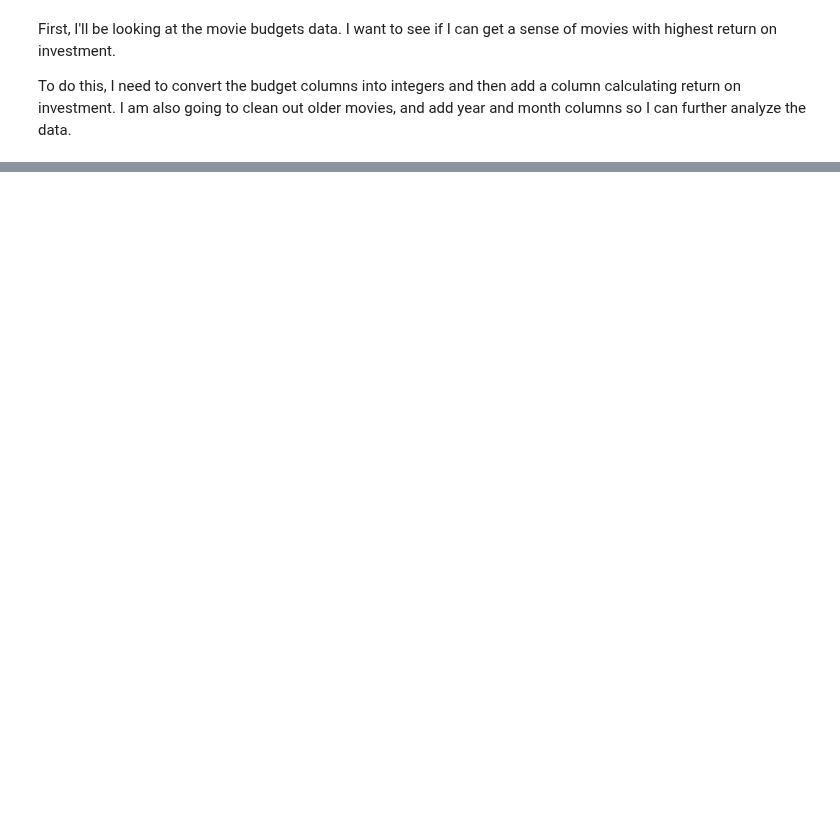
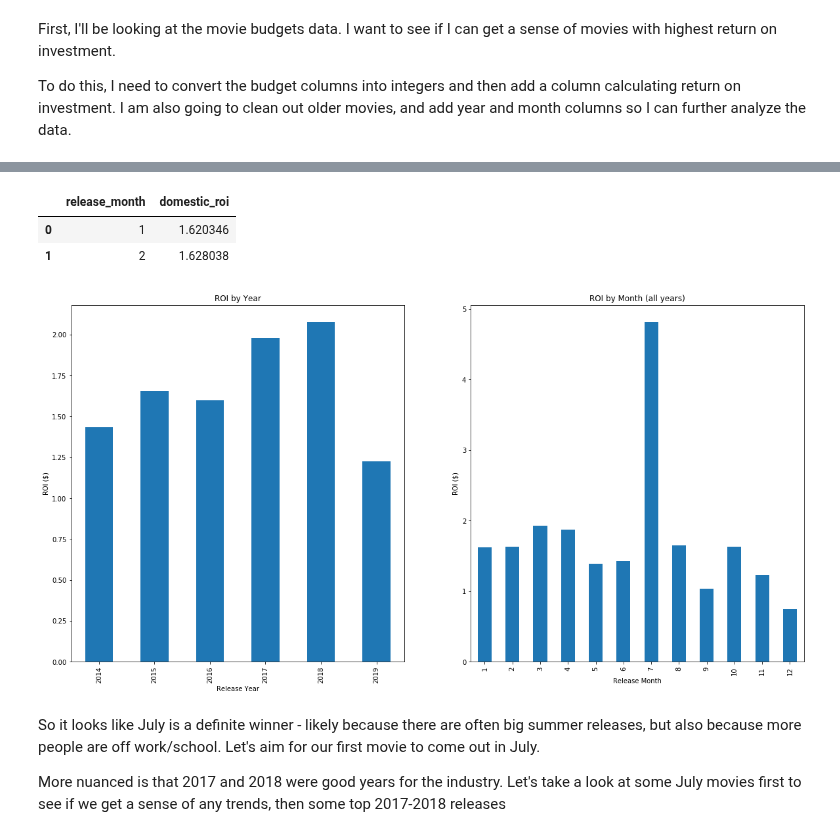
Before and after one commit to christisarv/dsc-phase-1-project-online, a Jupyter notebook: Movie Analysis Notebook.ipynb, the cells around one changed output, grey strips where cells are left out. Saved outputs shown, nothing was run; the diff lists cells and outputs as text; code cells hidden in the pictures; blank space fills up the shorter version.

Commit message:
cleaned up budgets data and put in main notebook

```diff
--- a/Movie Analysis Notebook.ipynb
+++ b/Movie Analysis Notebook.ipynb
@@ -34,3 +43,17 @@ So before I dive in, I'll outline my metrics for a successful movie:
 First, I'll be looking at the movie budgets data. I want to see if I can get a sense of movies with highest return on investment.
 
 To do this, I need to convert the budget columns into integers and then add a column calculating return on investment. I am also going to clean out older movies, and add year and month columns so I can further analyze the data.
+# %%
+#convert to date time and add columns for month and year
+df_budgets['release_date'] = pd.to_datetime(df_budgets['release_date'])
+df_budgets['release_year'] = df_budgets['release_date'].dt.year
+df_budgets['release_month'] = df_budgets['release_date'].dt.month
+#clean out old movies
+df_budgets = df_budgets[(df_budgets['release_year'] >= 2014)]
+# %%
+#make $$ columns into integers
+df_budgets['production_budget'] = df_budgets['production_budget'].map(lambda price: int(price.replace("$", "").replace(",", "")))
+df_budgets['domestic_gross'] = df_budgets['domestic_gross'].map(lambda price: int(price.replace("$", "").replace(",", "")))
+df_budgets['worldwide_gross'] = df_budgets['worldwide_gross'].map(lambda price: int(price.replace("$", "").replace(",", "")))
+#calculate ROI column
+df_budgets['domestic_roi'] = df_budgets['domestic_gross'] / df_budgets['production_budget']
@@ -36,0 +62,7 @@ To do this, I need to convert the budget columns into integers and then add a co
+# %%
+df_budgets.sort_values(['domestic_roi'], ascending = False).head(20)
+df_roi = df_budgets.groupby(['release_year'])['domestic_roi'].mean()
+df_roi = df_roi.reset_index()
+# 2020 has no budget data in this set
+df_roi = df_roi.drop(index = 6)
+df_roi
@@ -36,0 +77,29 @@ To do this, I need to convert the budget columns into integers and then add a co
+# %%
+df_roi_mo = df_budgets.groupby(['release_month'])['domestic_roi'].mean()
+df_roi_mo = df_roi_mo.reset_index()
+df_roi_mo.head(2)
+# %% [output]
+|  | release_month | domestic_roi |
+| 0 | 1 | 1.620346 |
+| 1 | 2 | 1.628038 |
+# %%
+plt.figure(figsize=(20, 10))
+ax1 = plt.subplot(1, 2, 1)
+df_roi.plot(x='release_year', y='domestic_roi', ax=ax1, kind = 'bar', legend = False)
+ax1.set_title('ROI by Year')
+ax1.set_xlabel('Release Year')
+ax1.set_ylabel('ROI ($)')
+
+ax2 = plt.subplot(1,2,2)
+df_roi_mo.plot(x='release_month', y='domestic_roi', ax=ax2, kind = 'bar', legend = False)
+ax2.set_title('ROI by Month (all years)')
+ax2.set_xlabel('Release Month')
+ax2.set_ylabel('ROI ($)')
+
+plt.show()
+# %% [output]
+[figure, added]
+# %% [markdown]
+So it looks like July is a definite winner - likely because there are often big summer releases, but also because more people are off work/school. Let's aim for our first movie to come out in July.
+
+More nuanced is that 2017 and 2018 were good years for the industry. Let's take a look at some July movies first to see if we get a sense of any trends, then some top 2017-2018 releases
```
Also changed, not shown: parts of 13 cells of this notebook.
